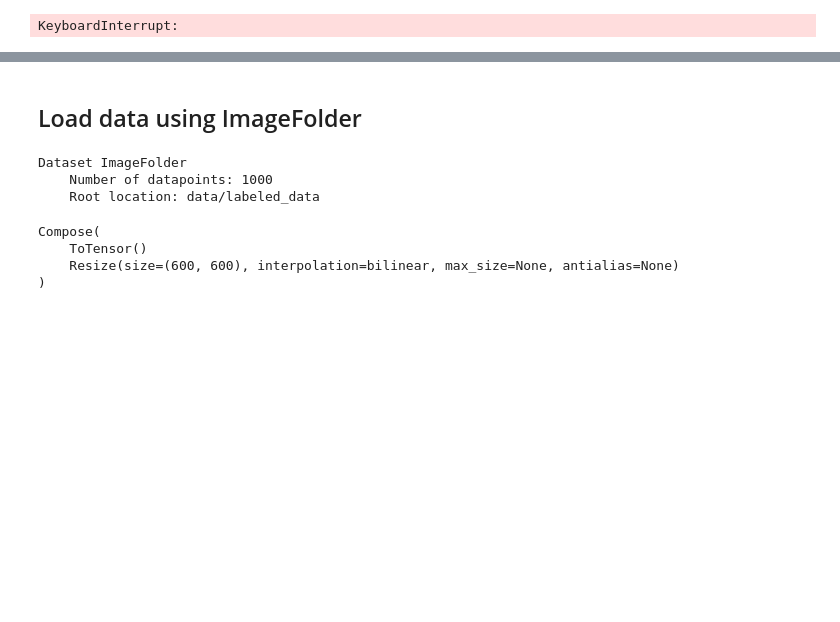
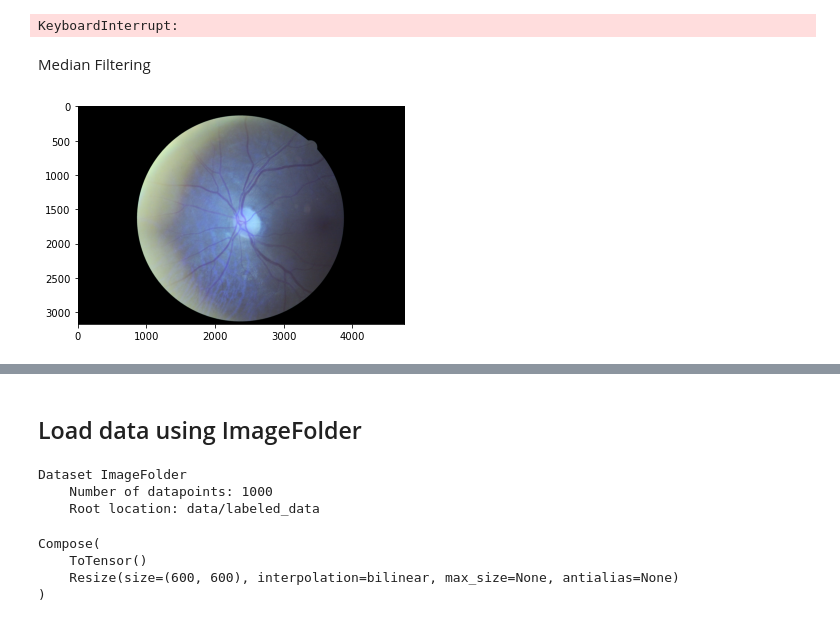
Before and after one commit to lykelly19/Computing-for-Health-and-Medicine-Final, a Jupyter notebook: DR Detection Group 9.ipynb, the cells around one changed output, grey strips where cells are left out. Saved outputs shown, nothing was run; the diff lists cells and outputs as text; code cells hidden in the pictures; blank space fills up the shorter version.

Commit message:
implemented median filtering for pre-processing data

```diff
--- a/DR Detection Group 9.ipynb
+++ b/DR Detection Group 9.ipynb
@@ -275,3 +284,5 @@ for i in range(5):
                 r_img.show()
 # %% [output]
 KeyboardInterrupt:
+# %% [markdown]
+Median Filtering
@@ -277,0 +294,14 @@ KeyboardInterrupt:
+# %%
+# Implement median filtering
+import cv2
+import matplotlib.pyplot as plt
+
+# Test median filtering for one image to see if it works properly
+img = cv2.imread('data/labeled_data/0/10_left.jpeg')
+median = cv2.medianBlur(img, 5)
+
+# Show modified image
+plt.imshow(img)
+plt.show()
+# %% [output]
+[figure, added]
```
Also changed, not shown: parts of 6 cells of this notebook.
